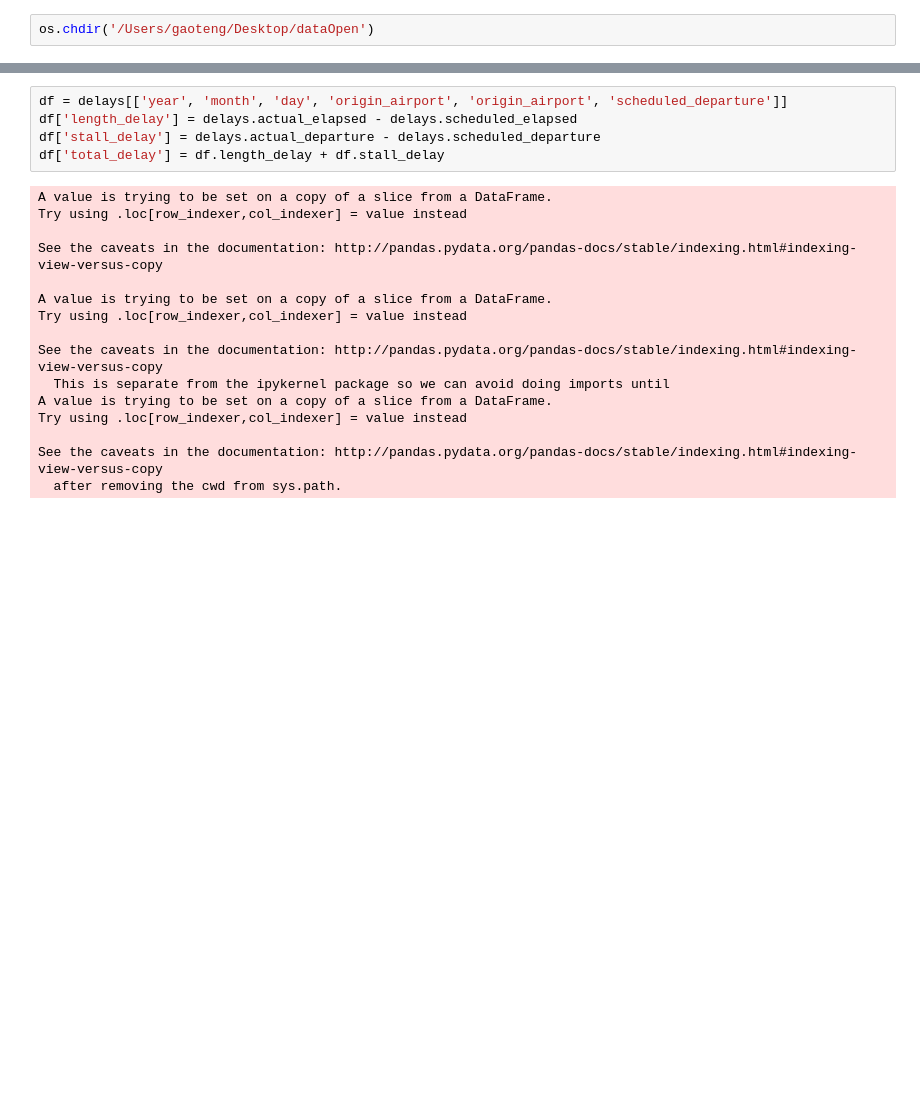
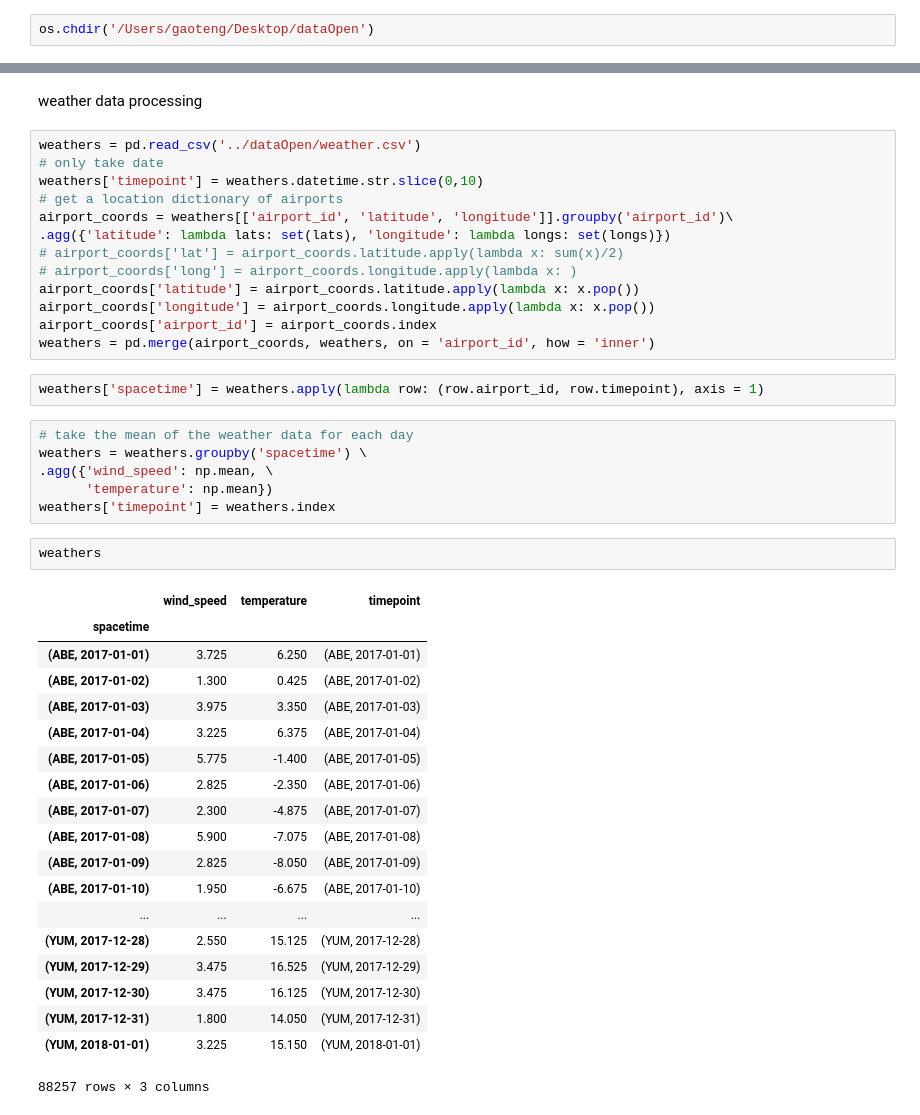
Before and after one commit to jlee124/flightpredictor, a Jupyter notebook: DataOpen.ipynb, the cells around one changed output, grey strips where cells are left out. Drawn from its saved outputs; the diff is of its cells as text; blank space fills up the shorter version.

```diff
--- a/DataOpen.ipynb
+++ b/DataOpen.ipynb
@@ -32,21 +11,45 @@ delays
-# %%
-df = delays[['year', 'month', 'day', 'origin_airport', 'origin_airport', 'scheduled_departure']]
-df['length_delay'] = delays.actual_elapsed - delays.scheduled_elapsed
-df['stall_delay'] = delays.actual_departure - delays.scheduled_departure
-df['total_delay'] = df.length_delay + df.stall_delay
-# %% [output]
-A value is trying to be set on a copy of a slice from a DataFrame.
-Try using .loc[row_indexer,col_indexer] = value instead
-
-See the caveats in the documentation: http://pandas.pydata.org/pandas-docs/stable/indexing.html#indexing-view-versus-copy
-
-A value is trying to be set on a copy of a slice from a DataFrame.
-Try using .loc[row_indexer,col_indexer] = value instead
-
-See the caveats in the documentation: http://pandas.pydata.org/pandas-docs/stable/indexing.html#indexing-view-versus-copy
-  This is separate from the ipykernel package so we can avoid doing imports until
-A value is trying to be set on a copy of a slice from a DataFrame.
-Try using .loc[row_indexer,col_indexer] = value instead
-
-See the caveats in the documentation: http://pandas.pydata.org/pandas-docs/stable/indexing.html#indexing-view-versus-copy
-  after removing the cwd from sys.path.
+# %% [markdown]
+weather data processing
+# %%
+weathers = pd.read_csv('../dataOpen/weather.csv')
+# only take date
+weathers['timepoint'] = weathers.datetime.str.slice(0,10)
+# get a location dictionary of airports
+airport_coords = weathers[['airport_id', 'latitude', 'longitude']].groupby('airport_id')\
+.agg({'latitude': lambda lats: set(lats), 'longitude': lambda longs: set(longs)})
+# airport_coords['lat'] = airport_coords.latitude.apply(lambda x: sum(x)/2)
+# airport_coords['long'] = airport_coords.longitude.apply(lambda x: )
+airport_coords['latitude'] = airport_coords.latitude.apply(lambda x: x.pop())
+airport_coords['longitude'] = airport_coords.longitude.apply(lambda x: x.pop())
+airport_coords['airport_id'] = airport_coords.index
+weathers = pd.merge(airport_coords, weathers, on = 'airport_id', how = 'inner')
+# %%
+weathers['spacetime'] = weathers.apply(lambda row: (row.airport_id, row.timepoint), axis = 1)
+# %%
+# take the mean of the weather data for each day
+weathers = weathers.groupby('spacetime') \
+.agg({'wind_speed': np.mean, \
+      'temperature': np.mean})
+weathers['timepoint'] = weathers.index
+# %%
+weathers
+# %% [output]
+|  | wind_speed | temperature | timepoint |
+| spacetime |  |  |  |
+| (ABE, 2017-01-01) | 3.725 | 6.250 | (ABE, 2017-01-01) |
+| (ABE, 2017-01-02) | 1.300 | 0.425 | (ABE, 2017-01-02) |
+| (ABE, 2017-01-03) | 3.975 | 3.350 | (ABE, 2017-01-03) |
+| (ABE, 2017-01-04) | 3.225 | 6.375 | (ABE, 2017-01-04) |
+| (ABE, 2017-01-05) | 5.775 | -1.400 | (ABE, 2017-01-05) |
+| (ABE, 2017-01-06) | 2.825 | -2.350 | (ABE, 2017-01-06) |
+| (ABE, 2017-01-07) | 2.300 | -4.875 | (ABE, 2017-01-07) |
+| (ABE, 2017-01-08) | 5.900 | -7.075 | (ABE, 2017-01-08) |
+| (ABE, 2017-01-09) | 2.825 | -8.050 | (ABE, 2017-01-09) |
+| (ABE, 2017-01-10) | 1.950 | -6.675 | (ABE, 2017-01-10) |
+| ... | ... | ... | ... |
+| (YUM, 2017-12-28) | 2.550 | 15.125 | (YUM, 2017-12-28) |
+| (YUM, 2017-12-29) | 3.475 | 16.525 | (YUM, 2017-12-29) |
+| (YUM, 2017-12-30) | 3.475 | 16.125 | (YUM, 2017-12-30) |
+| (YUM, 2017-12-31) | 1.800 | 14.050 | (YUM, 2017-12-31) |
+| (YUM, 2018-01-01) | 3.225 | 15.150 | (YUM, 2018-01-01) |
+88257 rows × 3 columns
```
Also changed, not shown: parts of 28 cells of this notebook.
